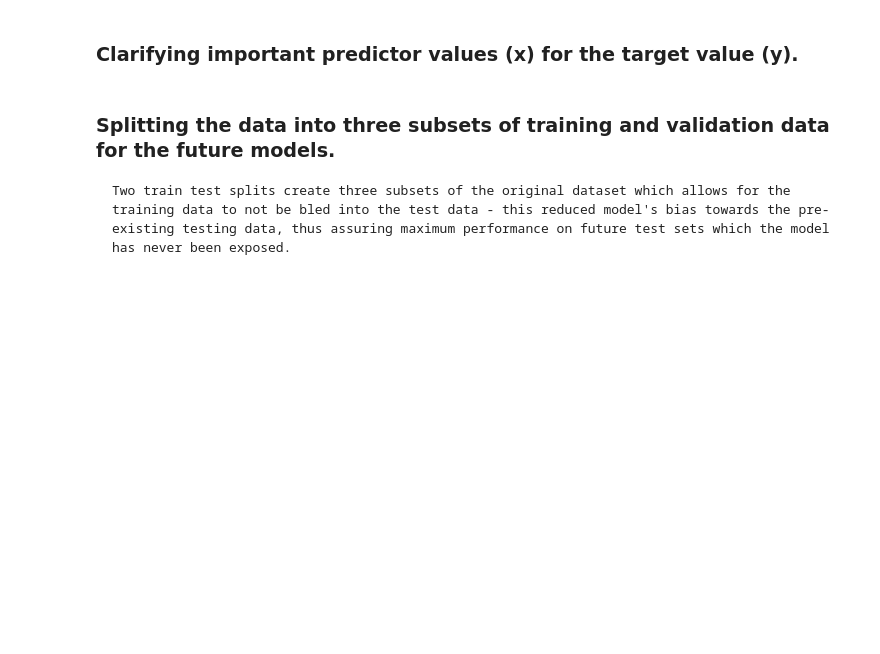
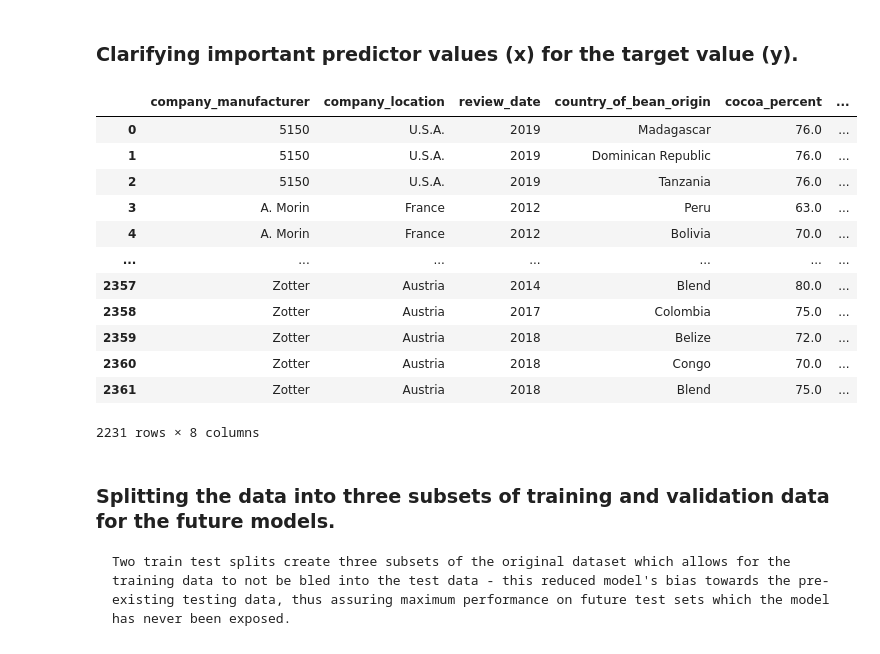
Before and after one commit to jchandleroneal/bsc-phase-three-project, a Jupyter notebook: notebooks/exploratory/mallory/EDA_notebook.ipynb, the cells around one changed output. Saved outputs shown, nothing was run; the diff lists cells and outputs as text; code cells hidden in the pictures; blank space fills up the shorter version.

```diff
--- a/notebooks/exploratory/mallory/EDA_notebook.ipynb
+++ b/notebooks/exploratory/mallory/EDA_notebook.ipynb
@@ -364,9 +366,25 @@ df
 # %% [markdown]
 ### Clarifying important predictor values (x) for the target value (y).
 # %%
-features = df.drop(['rating',  'ingredients', 'review_date', 'ref'], axis =1)
+features = df.drop(['rating',  'ingredients', 'specific_bean_origin_or_bar_name', 'ref'], axis =1)
 X = features
 y = df.rating
+# %%
+features
+# %% [output]
+|  | company_manufacturer | company_location | review_date | country_of_bean_origin | cocoa_percent | ... |
+| 0 | 5150 | U.S.A. | 2019 | Madagascar | 76.0 | ... |
+| 1 | 5150 | U.S.A. | 2019 | Dominican Republic | 76.0 | ... |
+| 2 | 5150 | U.S.A. | 2019 | Tanzania | 76.0 | ... |
+| 3 | A. Morin | France | 2012 | Peru | 63.0 | ... |
+| 4 | A. Morin | France | 2012 | Bolivia | 70.0 | ... |
+| ... | ... | ... | ... | ... | ... | ... |
+| 2357 | Zotter | Austria | 2014 | Blend | 80.0 | ... |
+| 2358 | Zotter | Austria | 2017 | Colombia | 75.0 | ... |
+| 2359 | Zotter | Austria | 2018 | Belize | 72.0 | ... |
+| 2360 | Zotter | Austria | 2018 | Congo | 70.0 | ... |
+| 2361 | Zotter | Austria | 2018 | Blend | 75.0 | ... |
+2231 rows × 8 columns
 # %% [markdown]
 ### Splitting the data into three subsets of training and validation data for the future models.
     Two train test splits create three subsets of the original dataset which allows for the training data to not be bled into the test data - this reduced model's bias towards the pre-existing testing data, thus assuring maximum performance on future test sets which the model has never been exposed.
```
Also changed, not shown: parts of 1 cell of this notebook.
